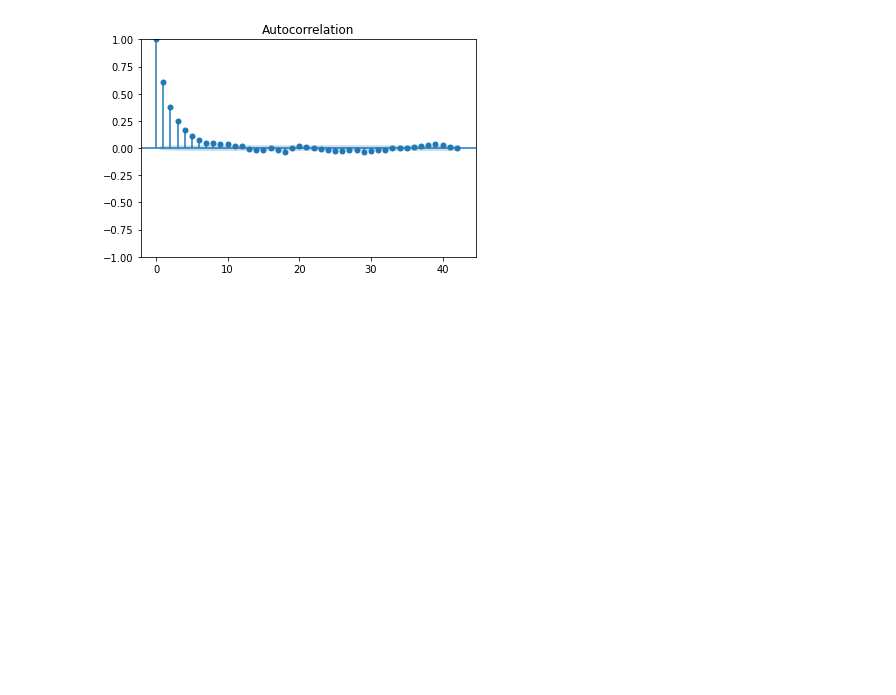
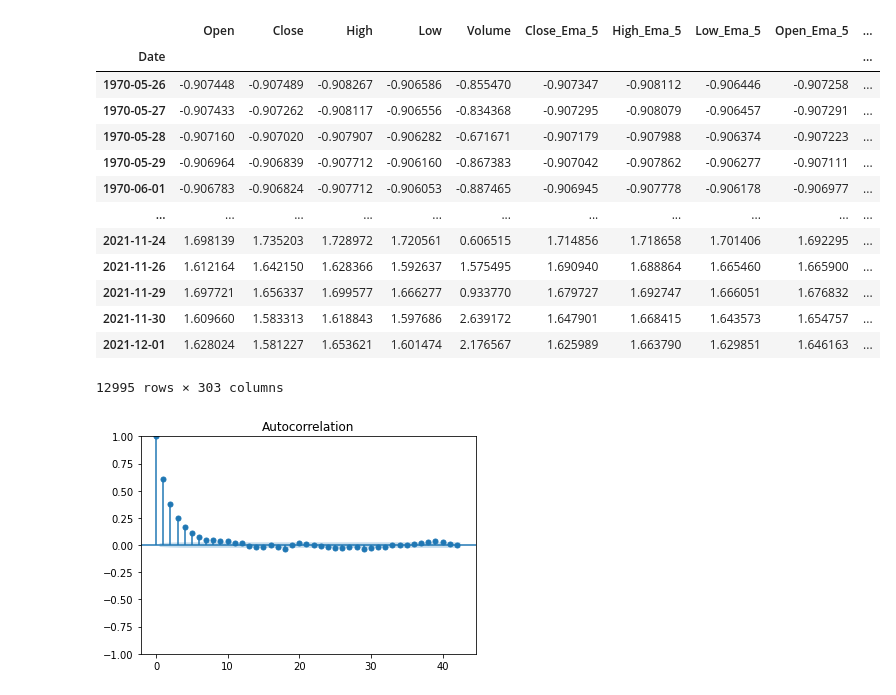
Before and after one commit to GustavoFortti/market-data-pipe, a Jupyter notebook: notebooks/target.ipynb, the cells around one changed output. Cells and saved outputs as stored; diff of their text form; code cells hidden in the pictures; blank space fills up the shorter version.

```diff
--- a/notebooks/target.ipynb
+++ b/notebooks/target.ipynb
@@ -35,3 +155,20 @@ df.head(3)
+# %%
+df
+# %% [output]
+|  | Open | Close | High | Low | Volume | Close_Ema_5 | High_Ema_5 | Low_Ema_5 | Open_Ema_5 | ... |
+| Date |  |  |  |  |  |  |  |  |  | ... |
+| 1970-05-26 | -0.907448 | -0.907489 | -0.908267 | -0.906586 | -0.855470 | -0.907347 | -0.908112 | -0.906446 | -0.907258 | ... |
+| 1970-05-27 | -0.907433 | -0.907262 | -0.908117 | -0.906556 | -0.834368 | -0.907295 | -0.908079 | -0.906457 | -0.907291 | ... |
+| 1970-05-28 | -0.907160 | -0.907020 | -0.907907 | -0.906282 | -0.671671 | -0.907179 | -0.907988 | -0.906374 | -0.907223 | ... |
+| 1970-05-29 | -0.906964 | -0.906839 | -0.907712 | -0.906160 | -0.867383 | -0.907042 | -0.907862 | -0.906277 | -0.907111 | ... |
+| 1970-06-01 | -0.906783 | -0.906824 | -0.907712 | -0.906053 | -0.887465 | -0.906945 | -0.907778 | -0.906178 | -0.906977 | ... |
+| ... | ... | ... | ... | ... | ... | ... | ... | ... | ... | ... |
+| 2021-11-24 | 1.698139 | 1.735203 | 1.728972 | 1.720561 | 0.606515 | 1.714856 | 1.718658 | 1.701406 | 1.692295 | ... |
+| 2021-11-26 | 1.612164 | 1.642150 | 1.628366 | 1.592637 | 1.575495 | 1.690940 | 1.688864 | 1.665460 | 1.665900 | ... |
+| 2021-11-29 | 1.697721 | 1.656337 | 1.699577 | 1.666277 | 0.933770 | 1.679727 | 1.692747 | 1.666051 | 1.676832 | ... |
+| 2021-11-30 | 1.609660 | 1.583313 | 1.618843 | 1.597686 | 2.639172 | 1.647901 | 1.668415 | 1.643573 | 1.654757 | ... |
+| 2021-12-01 | 1.628024 | 1.581227 | 1.653621 | 1.601474 | 2.176567 | 1.625989 | 1.663790 | 1.629851 | 1.646163 | ... |
+12995 rows × 303 columns
 # %%
 plot_acf(df['Close_Ema_5_diff'])
 plt.show()
```
Also changed, not shown: parts of 11 cells of this notebook, 8 other files.
